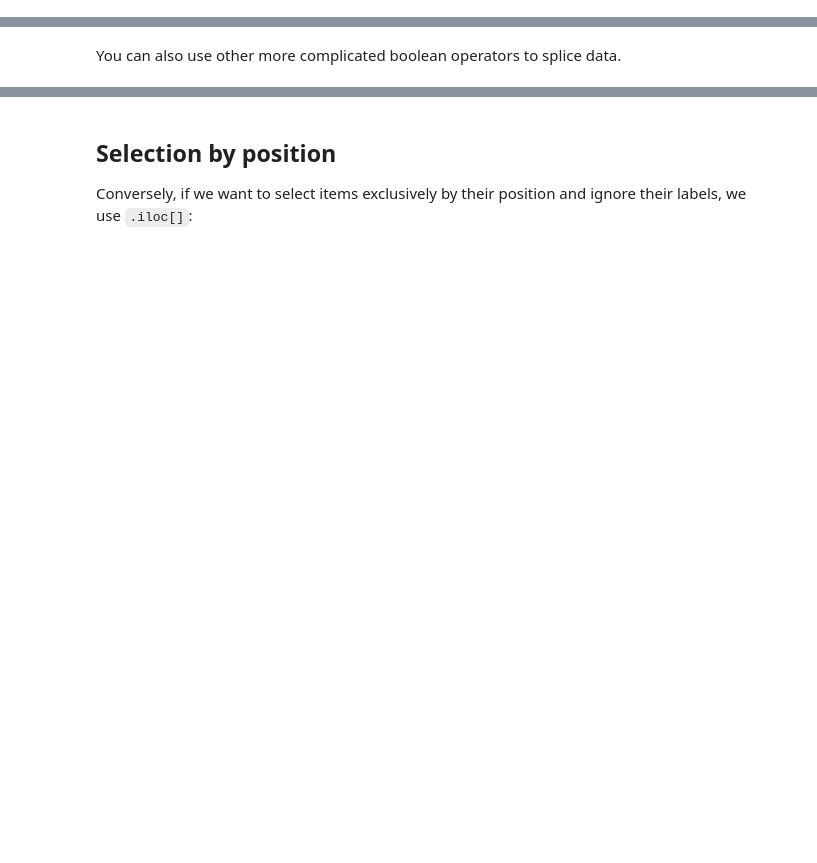
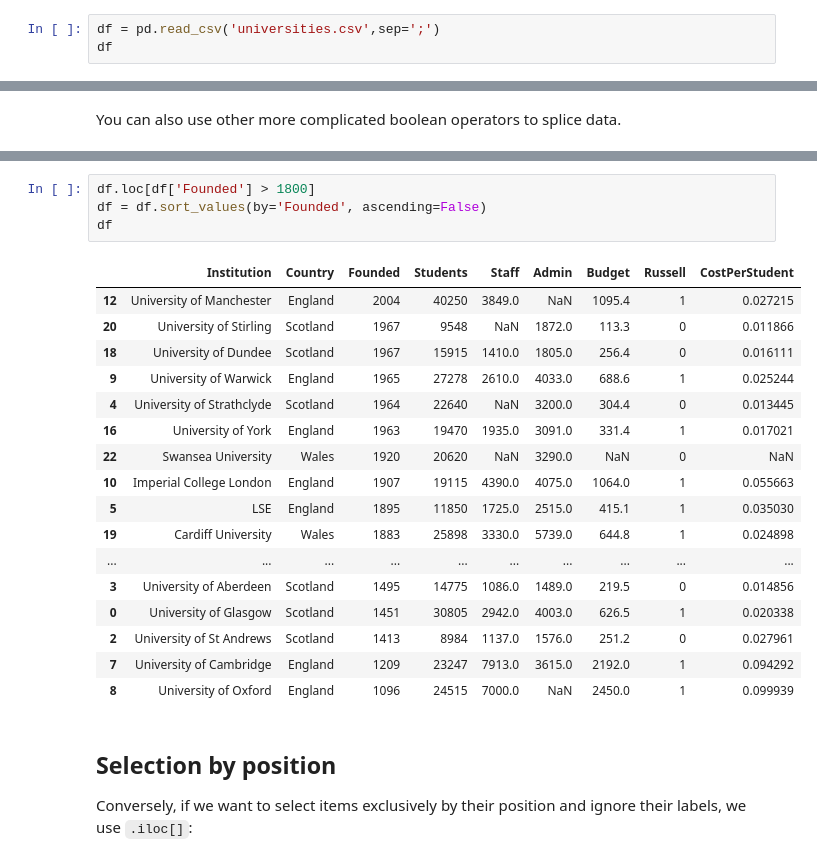
Before and after one commit to gormes-EPIC/Lab5_Pandas, a Jupyter notebook: DSF24_PandasNotes.ipynb, the cells around one changed output, grey strips where cells are left out. Saved outputs shown, nothing was run; the diff lists cells and outputs as text; blank space fills up the shorter version.

```diff
--- a/DSF24_PandasNotes.ipynb
+++ b/DSF24_PandasNotes.ipynb
@@ -236,0 +257,3 @@ We read in the data stored in the file `universities.csv` like this.
+# %%
+df = pd.read_csv('universities.csv',sep=';')
+df
@@ -529,3 +586,25 @@ You can also use other more complicated boolean operators to splice data.
+# %%
+df.loc[df['Founded'] > 1800]
+df = df.sort_values(by='Founded', ascending=False)
+df
+# %% [output]
+|  | Institution | Country | Founded | Students | Staff | Admin | Budget | Russell | CostPerStudent |
+| 12 | University of Manchester | England | 2004 | 40250 | 3849.0 | NaN | 1095.4 | 1 | 0.027215 |
+| 20 | University of Stirling | Scotland | 1967 | 9548 | NaN | 1872.0 | 113.3 | 0 | 0.011866 |
+| 18 | University of Dundee | Scotland | 1967 | 15915 | 1410.0 | 1805.0 | 256.4 | 0 | 0.016111 |
+| 9 | University of Warwick | England | 1965 | 27278 | 2610.0 | 4033.0 | 688.6 | 1 | 0.025244 |
+| 4 | University of Strathclyde | Scotland | 1964 | 22640 | NaN | 3200.0 | 304.4 | 0 | 0.013445 |
+| 16 | University of York | England | 1963 | 19470 | 1935.0 | 3091.0 | 331.4 | 1 | 0.017021 |
+| 22 | Swansea University | Wales | 1920 | 20620 | NaN | 3290.0 | NaN | 0 | NaN |
+| 10 | Imperial College London | England | 1907 | 19115 | 4390.0 | 4075.0 | 1064.0 | 1 | 0.055663 |
+| 5 | LSE | England | 1895 | 11850 | 1725.0 | 2515.0 | 415.1 | 1 | 0.035030 |
+| 19 | Cardiff University | Wales | 1883 | 25898 | 3330.0 | 5739.0 | 644.8 | 1 | 0.024898 |
+| ... | ... | ... | ... | ... | ... | ... | ... | ... | ... |
+| 3 | University of Aberdeen | Scotland | 1495 | 14775 | 1086.0 | 1489.0 | 219.5 | 0 | 0.014856 |
+| 0 | University of Glasgow | Scotland | 1451 | 30805 | 2942.0 | 4003.0 | 626.5 | 1 | 0.020338 |
+| 2 | University of St Andrews | Scotland | 1413 | 8984 | 1137.0 | 1576.0 | 251.2 | 0 | 0.027961 |
+| 7 | University of Cambridge | England | 1209 | 23247 | 7913.0 | 3615.0 | 2192.0 | 1 | 0.094292 |
+| 8 | University of Oxford | England | 1096 | 24515 | 7000.0 | NaN | 2450.0 | 1 | 0.099939 |
 # %% [markdown]
 ## Selection by position
 Conversely, if we want to select items exclusively by their position and ignore their labels, we use `.iloc[]`:
```
Also changed, not shown: parts of 88 cells of this notebook, 1 other file.
